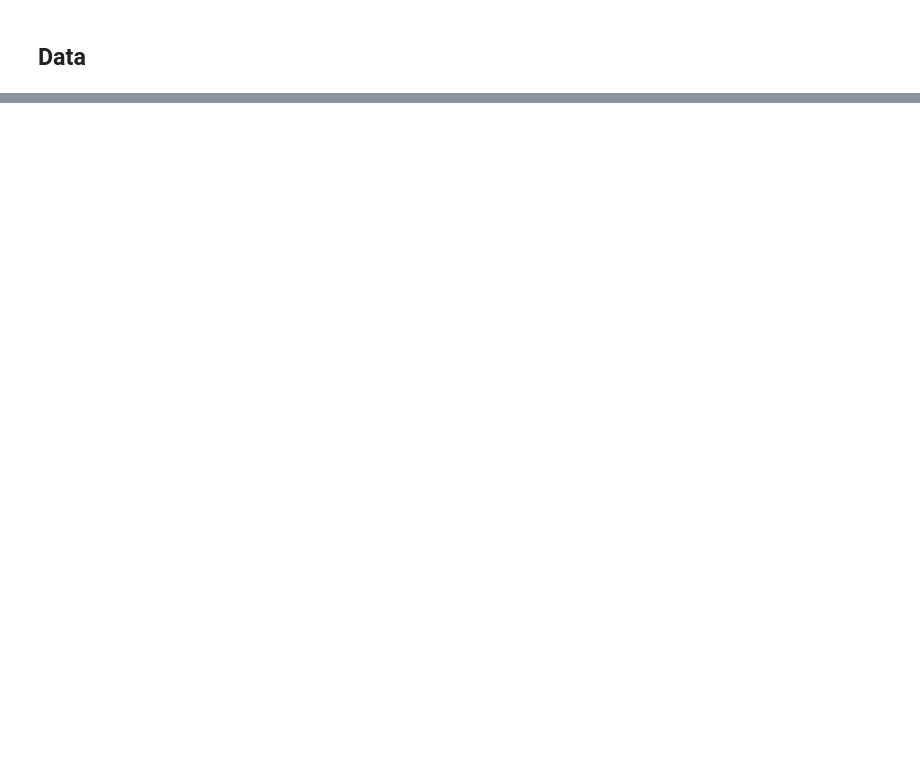
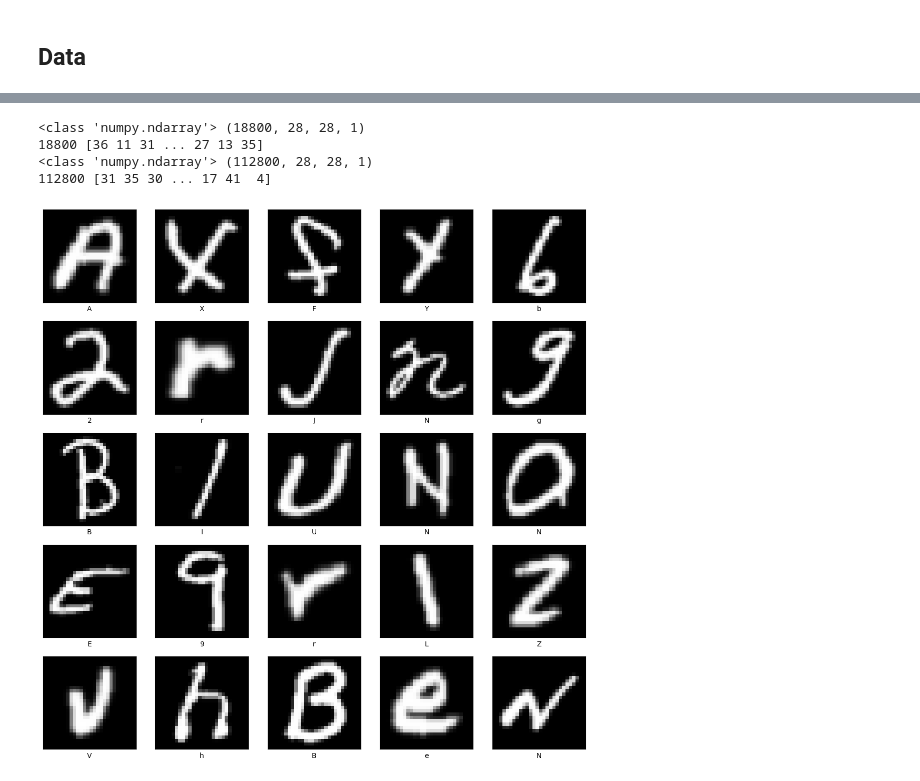
Before and after one commit to LuukvanBilsen/AI_ADV, a Jupyter notebook: notebooks/Exercise_2_ANN.ipynb, the cells around one changed output, grey strips where cells are left out. Cells and saved outputs as stored; diff of their text form; code cells hidden in the pictures; blank space fills up the shorter version.

```diff
--- a/notebooks/Exercise_2_ANN.ipynb
+++ b/notebooks/Exercise_2_ANN.ipynb
@@ -63,0 +96,14 @@ Num GPUs Available:  0
+# %%
+test_images, test_labels = tfds.as_numpy(tfds.load(
+    'emnist/balanced',
+    split='test',
+    batch_size=-1,
+    as_supervised=True,
+))
+
+train_images, train_labels = tfds.as_numpy(tfds.load(
+    'emnist/balanced',
+    split='train',
+    batch_size=-1,
+    as_supervised=True,
+))
@@ -63,0 +132,36 @@ Num GPUs Available:  0
+# %%
+print(type(test_images), test_images.shape)
+print(len(test_labels), test_labels)
+
+print(type(train_images), train_images.shape)
+print(len(train_labels), train_labels)
+# %% [output]
+<class 'numpy.ndarray'> (18800, 28, 28, 1)
+18800 [36 11 31 ... 27 13 35]
+<class 'numpy.ndarray'> (112800, 28, 28, 1)
+112800 [31 35 30 ... 17 41  4]
+# %%
+train_images = train_images / 255.0
+test_images = test_images / 255.0
+# %%
+start = random.randint(0, 112700)
+
+alpha = ['0', '1', '2', '3', '4', '5', '6', '7', '8', '9',
+         'A', 'B', 'C', 'D', 'E', 'F', 'G', 'H', 'I', 'J', 'K', 'L', 'M', 'N', 'O', 'P', 'Q', 'R', 'S', 'T', 'U', 'V', 'W', 'X', 'Y', 'Z',
+         'a', 'b', 'd', 'e', 'f', 'g', 'h', 'n', 'q', 'r', 't', ] # see https://arxiv.org/pdf/1702.05373v2.pdf (page 5)
+
+
+plt.figure(figsize=(14,14))
+for i in range(start, (start+25) ):
+    j = i - start
+    plt.subplot(5,5, j+1)
+    plt.xticks([])
+    plt.yticks([])
+    plt.grid(False)
+    # Needs to be inverted and rotated
+    rotated_img = ndimage.rotate(train_images[i], 90)
+    plt.imshow(rotated_img, cmap=plt.cm.gray, origin='lower')
+    plt.xlabel(alpha[train_labels[i]])
+plt.show()
+# %% [output]
+[figure, added]
```
Also changed, not shown: parts of 44 cells of this notebook.
